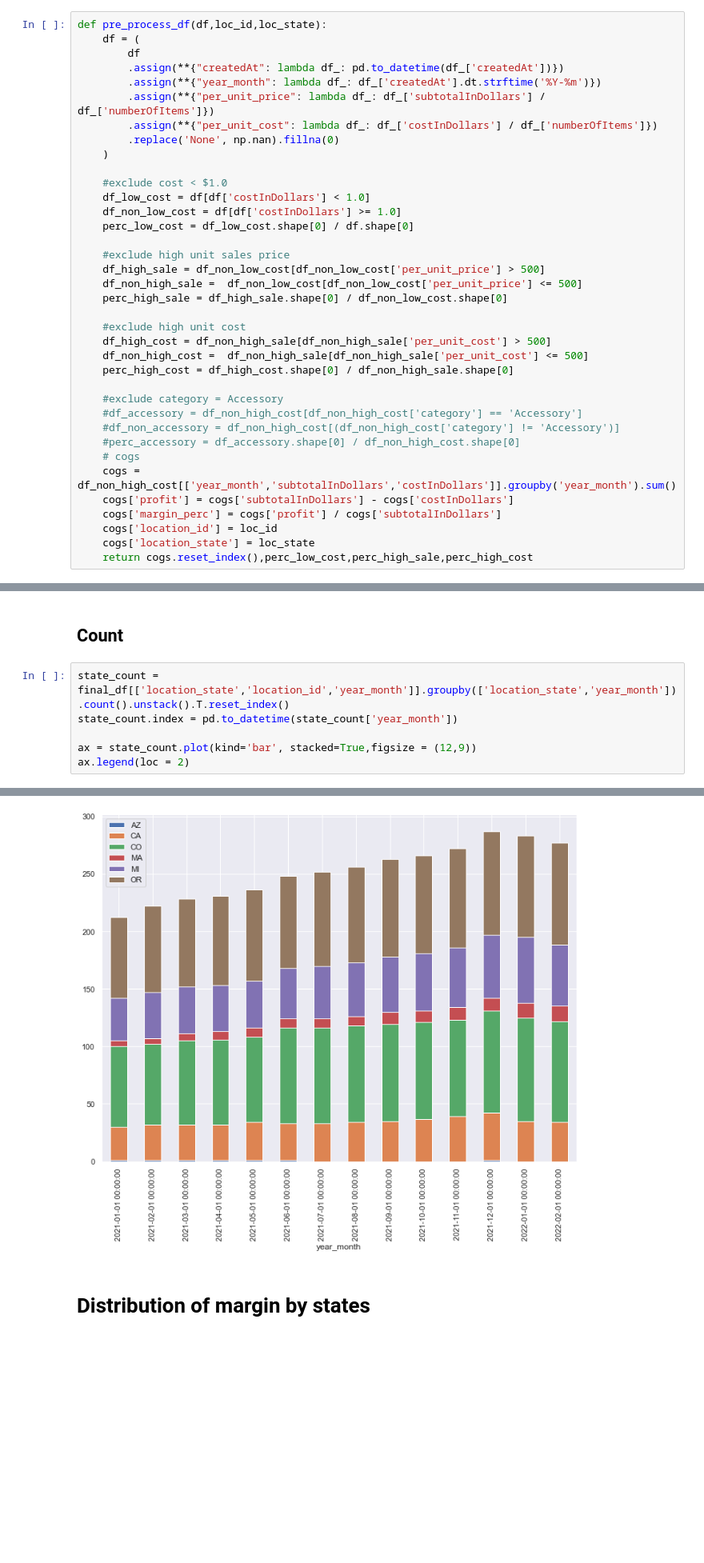
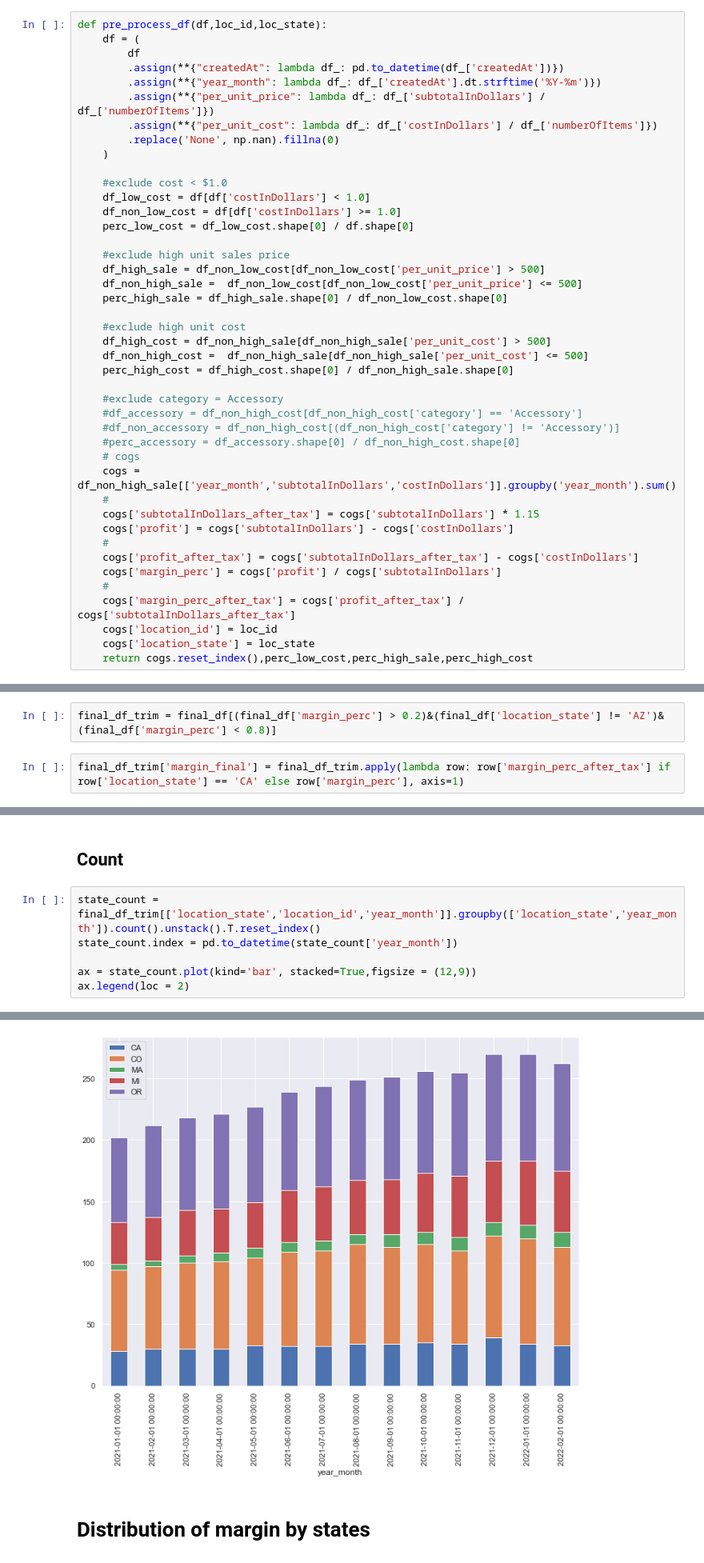
Before and after one commit to warrenshen/platform, a Jupyter notebook: services/api-server/notebooks/analysis/experiment_flowhub_data-0222.ipynb, the cells around one changed output, grey strips where cells are left out. Shown at 80% size. Saved outputs shown, nothing was run; the diff lists cells and outputs as text; blank space fills up the shorter version.

```diff
--- a/services/api-server/notebooks/analysis/experiment_flowhub_data-0222.ipynb
+++ b/services/api-server/notebooks/analysis/experiment_flowhub_data-0222.ipynb
@@ -521,9 +549,15 @@ def pre_process_df(df,loc_id,loc_state):
     #df_non_accessory = df_non_high_cost[(df_non_high_cost['category'] != 'Accessory')]
     #perc_accessory = df_accessory.shape[0] / df_non_high_cost.shape[0]
     # cogs
-    cogs = df_non_high_cost[['year_month','subtotalInDollars','costInDollars']].groupby('year_month').sum()
+    cogs = df_non_high_sale[['year_month','subtotalInDollars','costInDollars']].groupby('year_month').sum()
+    #
+    cogs['subtotalInDollars_after_tax'] = cogs['subtotalInDollars'] * 1.15
     cogs['profit'] = cogs['subtotalInDollars'] - cogs['costInDollars']
+    #
+    cogs['profit_after_tax'] = cogs['subtotalInDollars_after_tax'] - cogs['costInDollars']
     cogs['margin_perc'] = cogs['profit'] / cogs['subtotalInDollars']
+    #
+    cogs['margin_perc_after_tax'] = cogs['profit_after_tax'] / cogs['subtotalInDollars_after_tax']
     cogs['location_id'] = loc_id
     cogs['location_state'] = loc_state
     return cogs.reset_index(),perc_low_cost,perc_high_sale,perc_high_cost
@@ -605,0 +640,4 @@ final_df
+# %%
+final_df_trim = final_df[(final_df['margin_perc'] > 0.2)&(final_df['location_state'] != 'AZ')&(final_df['margin_perc'] < 0.8)]
+# %%
+final_df_trim['margin_final'] = final_df_trim.apply(lambda row: row['margin_perc_after_tax'] if row['location_state'] == 'CA' else row['margin_perc'], axis=1)
@@ -608,14 +668,14 @@ final_df
 # %% [markdown]
 ## Count
 # %%
-state_count = final_df[['location_state','location_id','year_month']].groupby(['location_state','year_month']).count().unstack().T.reset_index()
+state_count = final_df_trim[['location_state','location_id','year_month']].groupby(['location_state','year_month']).count().unstack().T.reset_index()
 state_count.index = pd.to_datetime(state_count['year_month'])
 
 ax = state_count.plot(kind='bar', stacked=True,figsize = (12,9))
 ax.legend(loc = 2)
 # %% [output]
 <matplotlib.legend.Legend at 0x...>
-[figure, old version]
+[figure, new version]
 # %% [markdown]
 # Distribution of margin by states
 # %%
```
Also changed, not shown: parts of 68 cells of this notebook.
